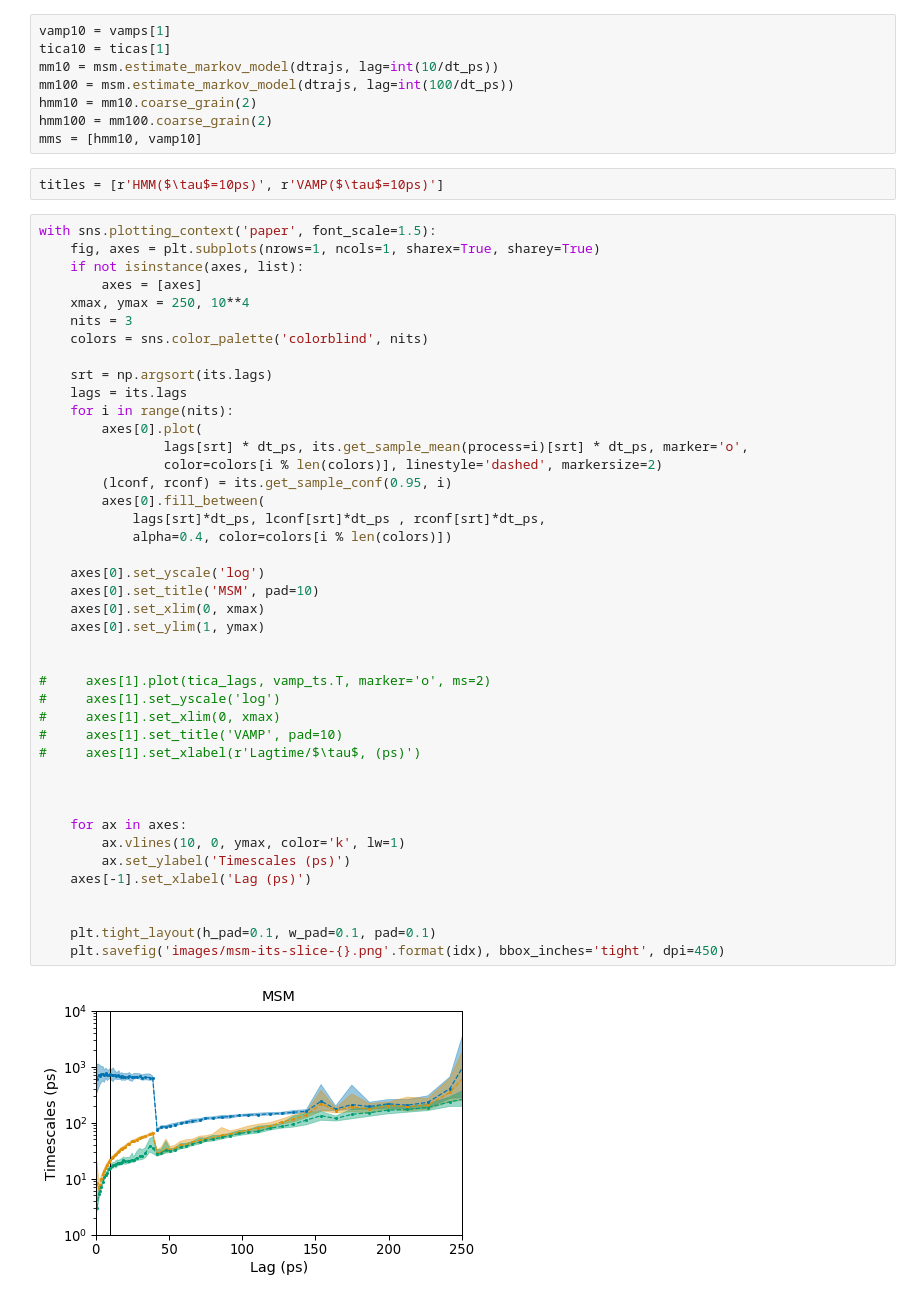
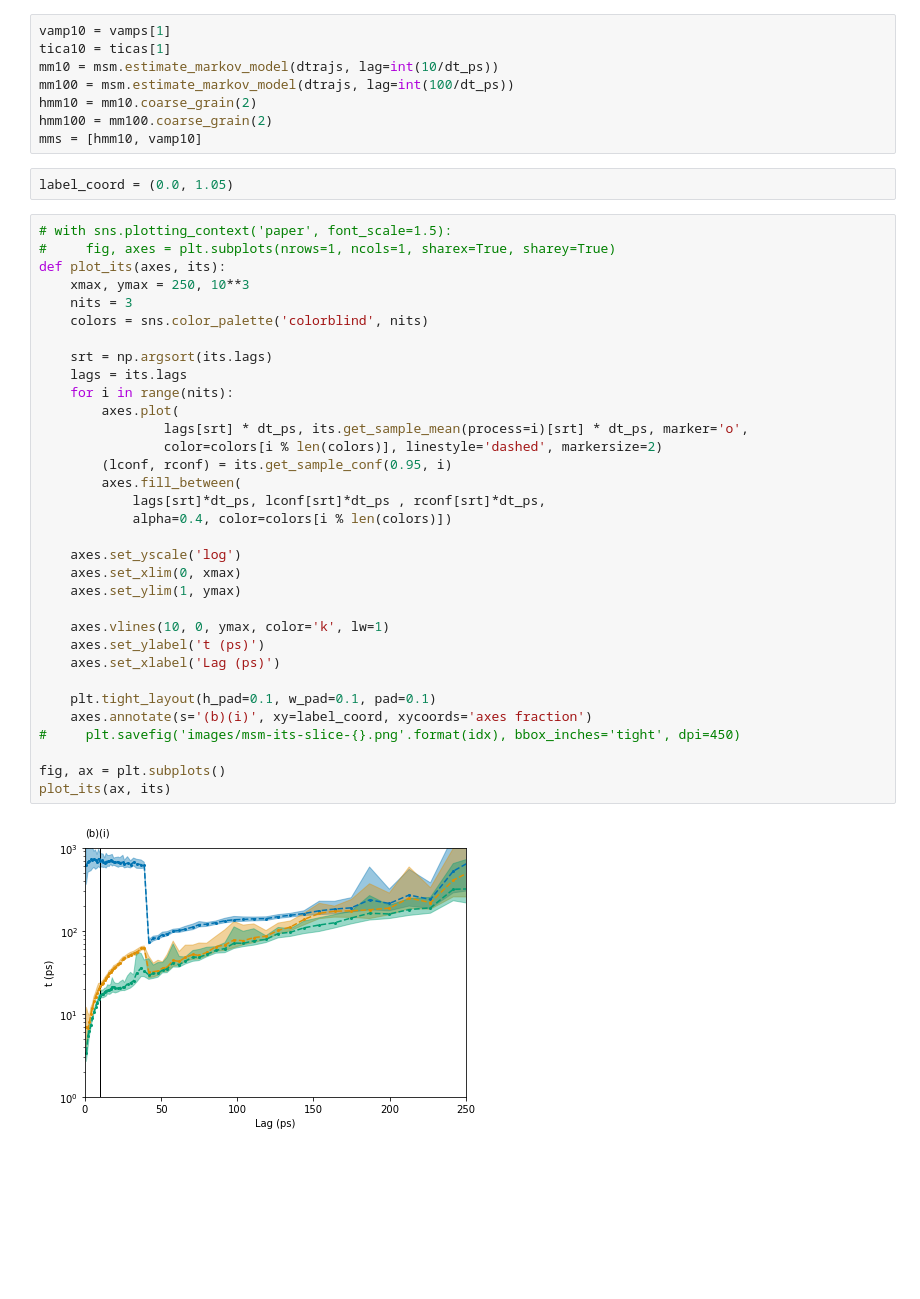
Before and after one commit to RobertArbon/water_diffusion, a Jupyter notebook: classification_explanation.ipynb, the cells around one changed output. Saved outputs shown, nothing was run; the diff lists cells and outputs as text; blank space fills up the shorter version.

```diff
--- a/classification_explanation.ipynb
+++ b/classification_explanation.ipynb
@@ -140,51 +149,42 @@ mm100 = msm.estimate_markov_model(dtrajs, lag=int(100/dt_ps))
 hmm10 = mm10.coarse_grain(2)
 hmm100 = mm100.coarse_grain(2)
 mms = [hmm10, vamp10]
-# %%
-titles = [r'HMM($\tau$=10ps)', r'VAMP($\tau$=10ps)']
+# %%
+label_coord = (0.0, 1.05)
 # %%
-with sns.plotting_context('paper', font_scale=1.5):
-    fig, axes = plt.subplots(nrows=1, ncols=1, sharex=True, sharey=True)
-    if not isinstance(axes, list):
-        axes = [axes]
-    xmax, ymax = 250, 10**4
+# with sns.plotting_context('paper', font_scale=1.5):
+#     fig, axes = plt.subplots(nrows=1, ncols=1, sharex=True, sharey=True)
+def plot_its(axes, its):
+    xmax, ymax = 250, 10**3
     nits = 3
     colors = sns.color_palette('colorblind', nits)
 
     srt = np.argsort(its.lags)
     lags = its.lags
     for i in range(nits):
-        axes[0].plot(
+        axes.plot(
                 lags[srt] * dt_ps, its.get_sample_mean(process=i)[srt] * dt_ps, marker='o',
                 color=colors[i % len(colors)], linestyle='dashed', markersize=2)
         (lconf, rconf) = its.get_sample_conf(0.95, i)
-        axes[0].fill_between(
+        axes.fill_between(
             lags[srt]*dt_ps, lconf[srt]*dt_ps , rconf[srt]*dt_ps,
             alpha=0.4, color=colors[i % len(colors)])
 
-    axes[0].set_yscale('log')
-    axes[0].set_title('MSM', pad=10)
-    axes[0].set_xlim(0, xmax)
-    axes[0].set_ylim(1, ymax)
+    axes.set_yscale('log')
+    axes.set_xlim(0, xmax)
+    axes.set_ylim(1, ymax)
 
-
-#     axes[1].plot(tica_lags, vamp_ts.T, marker='o', ms=2)
-#     axes[1].set_yscale('log')
-#     axes[1].set_xlim(0, xmax)
-#     axes[1].set_title('VAMP', pad=10)
-#     axes[1].set_xlabel(r'Lagtime/$\tau$, (ps)')
-
-
-
-    for ax in axes:
-        ax.vlines(10, 0, ymax, color='k', lw=1)
-        ax.set_ylabel('Timescales (ps)')
-    axes[-1].set_xlabel('Lag (ps)')
-
+    axes.vlines(10, 0, ymax, color='k', lw=1)
+    axes.set_ylabel('t (ps)')
+    axes.set_xlabel('Lag (ps)')
 
     plt.tight_layout(h_pad=0.1, w_pad=0.1, pad=0.1)
-    plt.savefig('images/msm-its-slice-{}.png'.format(idx), bbox_inches='tight', dpi=450)
+    axes.annotate(s='(b)(i)', xy=label_coord, xycoords='axes fraction')
+#     plt.savefig('images/msm-its-slice-{}.png'.format(idx), bbox_inches='tight', dpi=450)
+
+fig, ax = plt.subplots()
+plot_its(ax, its)
 # %% [output]
-[figure, old version]
+[figure, new version]
 # %%
 
```
Also changed, not shown: parts of 14 cells of this notebook, 3 other files.
